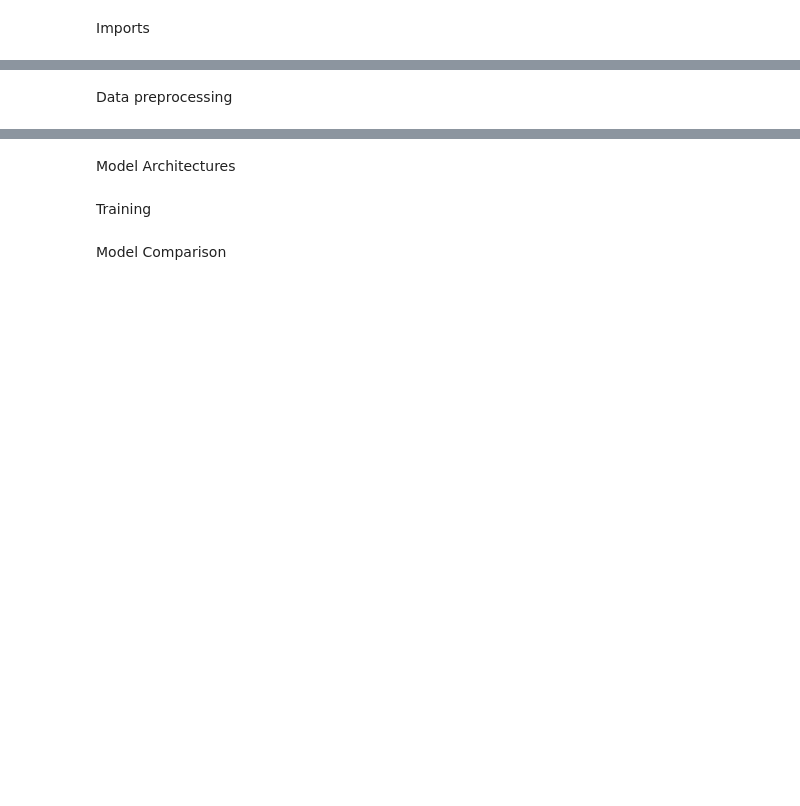
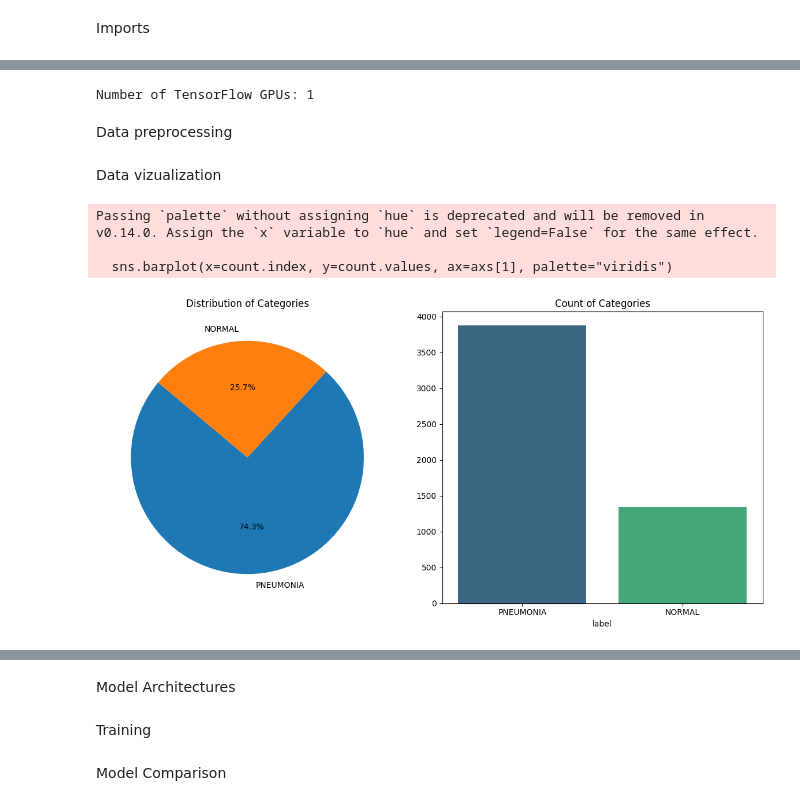
Before and after one commit to darius-f96/pneumonia-data-mining, a Jupyter notebook: pneumonia.ipynb, the cells around one changed output, grey strips where cells are left out. Drawn from its saved outputs; the diff is of its cells as text; code cells hidden in the pictures; blank space fills up the shorter version.

```diff
--- a/pneumonia.ipynb
+++ b/pneumonia.ipynb
@@ -50,3 +53,17 @@ To enable the following instructions: AVX2 FMA, in other operations, rebuild Ten
+# %%
+def setup_gpu():
+
+    gpus = tf.config.list_physical_devices('GPU')
+    if gpus:
+        for gpu in gpus:
+            tf.config.experimental.set_memory_growth(gpu, True)
+        print(f"Number of TensorFlow GPUs: {len(gpus)}")
+
+    device = torch.device("cuda" if torch.cuda.is_available() else "cpu")
+    return device
+device = setup_gpu()
+# %% [output]
+Number of TensorFlow GPUs: 1
 # %% [markdown]
 Data preprocessing
 # %%
@@ -107,3 +124,49 @@ def create_data_generators(data_dir='chest_xray', img_size=(224, 224), batch_siz
     test_dataset = test_dataset.cache().prefetch(buffer_size=AUTOTUNE)
 
     return train_dataset, val_dataset, test_dataset
+# %% [markdown]
+Data vizualization
+# %%
+directory = "chest_xray/train"
+
+filepath =[]
+label = []
+
+folds = os.listdir(directory)
+
+for fold in folds:
+    f_path = os.path.join(directory , fold)
+
+    imgs = os.listdir(f_path)
+
+    for img in imgs:
+
+        img_path = os.path.join(f_path , img)
+        filepath.append(img_path)
+        label.append(fold)
+
+#Concat data paths with labels
+file_path_series = pd.Series(filepath , name= 'filepath')
+Label_path_series = pd.Series(label , name = 'label')
+df_train = pd.concat([file_path_series ,Label_path_series ] , axis = 1)
+# %%
+count = df_train['label'].value_counts()
+
+fig, axs = plt.subplots(1, 2, figsize=(12, 6), facecolor='white')
+
+palette = sns.color_palette("viridis")
+sns.set_palette(palette)
+axs[0].pie(count, labels=count.index, autopct='%1.1f%%', startangle=140)
+axs[0].set_title('Distribution of Categories')
+
+sns.barplot(x=count.index, y=count.values, ax=axs[1], palette="viridis")
+axs[1].set_title('Count of Categories')
+
+plt.tight_layout()
+
+plt.show()
+# %% [output]
+Passing `palette` without assigning `hue` is deprecated and will be removed in v0.14.0. Assign the `x` variable to `hue` and set `legend=False` for the same effect.
+
+  sns.barplot(x=count.index, y=count.values, ax=axs[1], palette="viridis")
+[figure, added]
```
Also changed, not shown: parts of 21 cells of this notebook, 1 other file.
